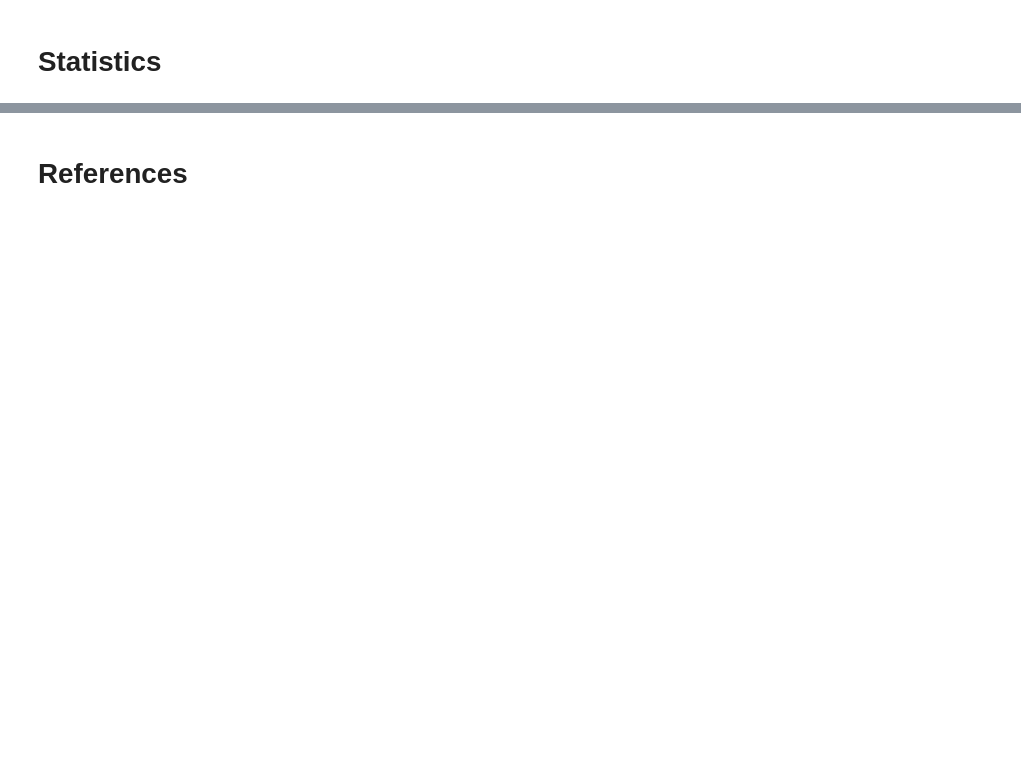
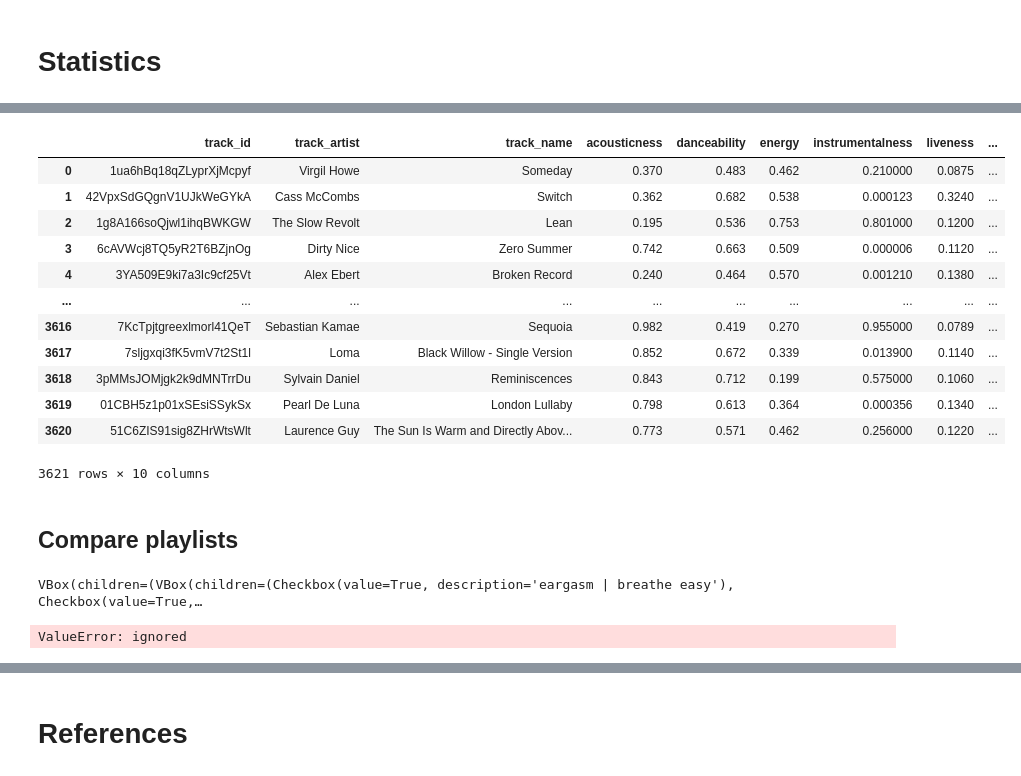
Before and after one commit to adamsiemaszkiewicz/eargasm-music, a Jupyter notebook: eargasm_data-visualisation.ipynb, the cells around one changed output, grey strips where cells are left out. Drawn from its saved outputs; the diff is of its cells as text; code cells hidden in the pictures; blank space fills up the shorter version.

```diff
--- a/eargasm_data-visualisation.ipynb
+++ b/eargasm_data-visualisation.ipynb
@@ -86,0 +177,19 @@ characteristics('eargasm | weightless')
+# %%
+df = final_df[['track_id', 'track_artist', 'track_name', 'acousticness', 'danceability', 'energy', 'instrumentalness', 'liveness', 'speechiness', 'valence']]
+df
+# %% [output]
+|  | track_id | track_artist | track_name | acousticness | danceability | energy | instrumentalness | liveness | ... |
+| 0 | 1ua6hBq18qZLyprXjMcpyf | Virgil Howe | Someday | 0.370 | 0.483 | 0.462 | 0.210000 | 0.0875 | ... |
+| 1 | 42VpxSdGQgnV1UJkWeGYkA | Cass McCombs | Switch | 0.362 | 0.682 | 0.538 | 0.000123 | 0.3240 | ... |
+| 2 | 1g8A166soQjwl1ihqBWKGW | The Slow Revolt | Lean | 0.195 | 0.536 | 0.753 | 0.801000 | 0.1200 | ... |
+| 3 | 6cAVWcj8TQ5yR2T6BZjnOg | Dirty Nice | Zero Summer | 0.742 | 0.663 | 0.509 | 0.000006 | 0.1120 | ... |
+| 4 | 3YA509E9ki7a3Ic9cf25Vt | Alex Ebert | Broken Record | 0.240 | 0.464 | 0.570 | 0.001210 | 0.1380 | ... |
+| ... | ... | ... | ... | ... | ... | ... | ... | ... | ... |
+| 3616 | 7KcTpjtgreexlmorl41QeT | Sebastian Kamae | Sequoia | 0.982 | 0.419 | 0.270 | 0.955000 | 0.0789 | ... |
+| 3617 | 7sljgxqi3fK5vmV7t2St1l | Loma | Black Willow - Single Version | 0.852 | 0.672 | 0.339 | 0.013900 | 0.1140 | ... |
+| 3618 | 3pMMsJOMjgk2k9dMNTrrDu | Sylvain Daniel | Reminiscences | 0.843 | 0.712 | 0.199 | 0.575000 | 0.1060 | ... |
+| 3619 | 01CBH5z1p01xSEsiSSykSx | Pearl De Luna | London Lullaby | 0.798 | 0.613 | 0.364 | 0.000356 | 0.1340 | ... |
+| 3620 | 51C6ZIS91sig8ZHrWtsWlt | Laurence Guy | The Sun Is Warm and Directly Abov... | 0.773 | 0.571 | 0.462 | 0.256000 | 0.1220 | ... |
+3621 rows × 10 columns
+# %% [markdown]
+## Compare playlists
@@ -86,0 +233,44 @@ characteristics('eargasm | weightless')
+# %%
+# playlist_names = final_df['track_playlist'].unique()
+# checkbox = widgets.Checkbox(description='checkbox',
+#                             value=True)
+# widgets.interact(audio_features_plot, feature1='dupa', feature2='srupa')
+output = widgets.Output()
+
+checkbox1 = widgets.Checkbox(description='eargasm | breathe easy', value=True)
+checkbox2 = widgets.Checkbox(description='eargasm | weightless', value=True)
+widgets.VBox(
+    [
+        checkbox1,
+        checkbox2
+    ]
+)
+checkbox1.observe(test, 'value')
+checkbox2.observe(test, 'value')
+
+controls = widgets.VBox([checkbox1, checkbox2])
+widgets.VBox([controls, output])
+# %% [output]
+VBox(children=(VBox(children=(Checkbox(value=True, description='eargasm | breathe easy'), Checkbox(value=True,…
+# %%
+def test_plot(checkbox1, feature1):
+  if checkbox1 == True:
+    sns.set_style('darkgrid')
+    sns.relplot(x=feature1,
+                    y='liveness',
+                    hue='track_playlist',
+                    data=final_df)
+  else:
+    sns.set_style('darkgrid')
+    sns.relplot(x=feature1,
+                    y='liveness',
+                    hue='track_playlist',
+                    data=final_df)
+
+feature_list = ['acousticness', 'danceability', 'energy', 'instrumentalness', 'liveness', 'speechiness', 'valence']
+w1 = widgets.interact(test_plot, checkbox1=True);
+w2 = widgets.interact(test_plot, feature1=feature_list)
+
+# widgets.interact(popularity_plot, playlist_name=playlist_names);
+# %% [output]
+ValueError: ignored
```
Also changed, not shown: parts of 24 cells of this notebook.
